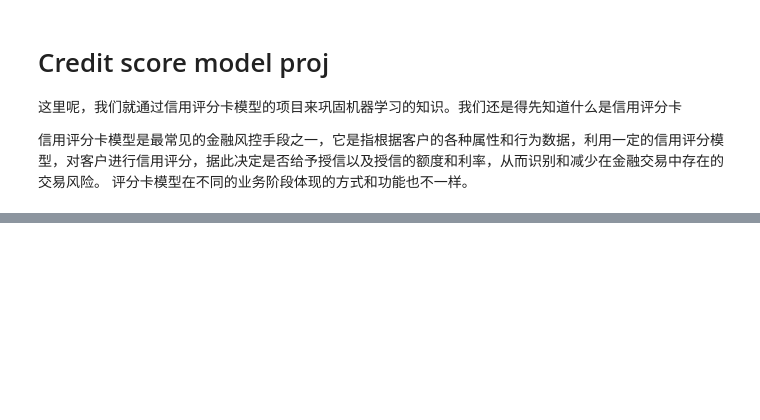
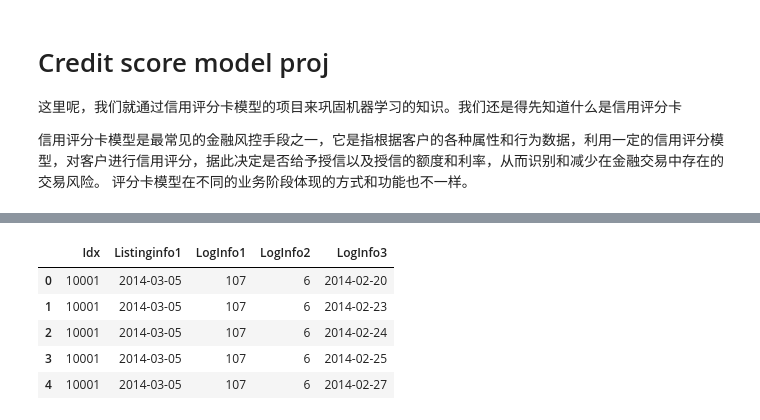
Before and after one commit to yeb2Binfang/ECE-GY6143, a Jupyter notebook: Project/Credit_score.ipynb, the cells around one changed output, grey strips where cells are left out. Cells and saved outputs as stored; diff of their text form; code cells hidden in the pictures; blank space fills up the shorter version.

```diff
--- a/Project/Credit_score.ipynb
+++ b/Project/Credit_score.ipynb
@@ -145,0 +184,4 @@ asfd
+# %%
+# dataset link
+PPD_LogInfo = "https://raw.githubusercontent.com/yeb2Binfang/ECE-GY6143ML/main/Project/PPD_LogInfo_3_1_Training_Set.csv"
+PPD_Userupdate = "https://raw.githubusercontent.com/yeb2Binfang/ECE-GY6143ML/main/Project/PPD_Userupdate_Info_3_1_Training_Set.csv"
@@ -145,0 +224,15 @@ asfd
+# %%
+import pandas as pd
+
+df_PPD_LogInfo = pd.read_csv(PPD_LogInfo)
+df_PPD_Userupdate = pd.read_csv(PPD_Userupdate)
+# %%
+## To view "PPD_LogInfo" data
+df_PPD_LogInfo.head()
+# %% [output]
+|  | Idx | Listinginfo1 | LogInfo1 | LogInfo2 | LogInfo3 |
+| 0 | 10001 | 2014-03-05 | 107 | 6 | 2014-02-20 |
+| 1 | 10001 | 2014-03-05 | 107 | 6 | 2014-02-23 |
+| 2 | 10001 | 2014-03-05 | 107 | 6 | 2014-02-24 |
+| 3 | 10001 | 2014-03-05 | 107 | 6 | 2014-02-25 |
+| 4 | 10001 | 2014-03-05 | 107 | 6 | 2014-02-27 |
```
Also changed, not shown: parts of 12 cells of this notebook.
